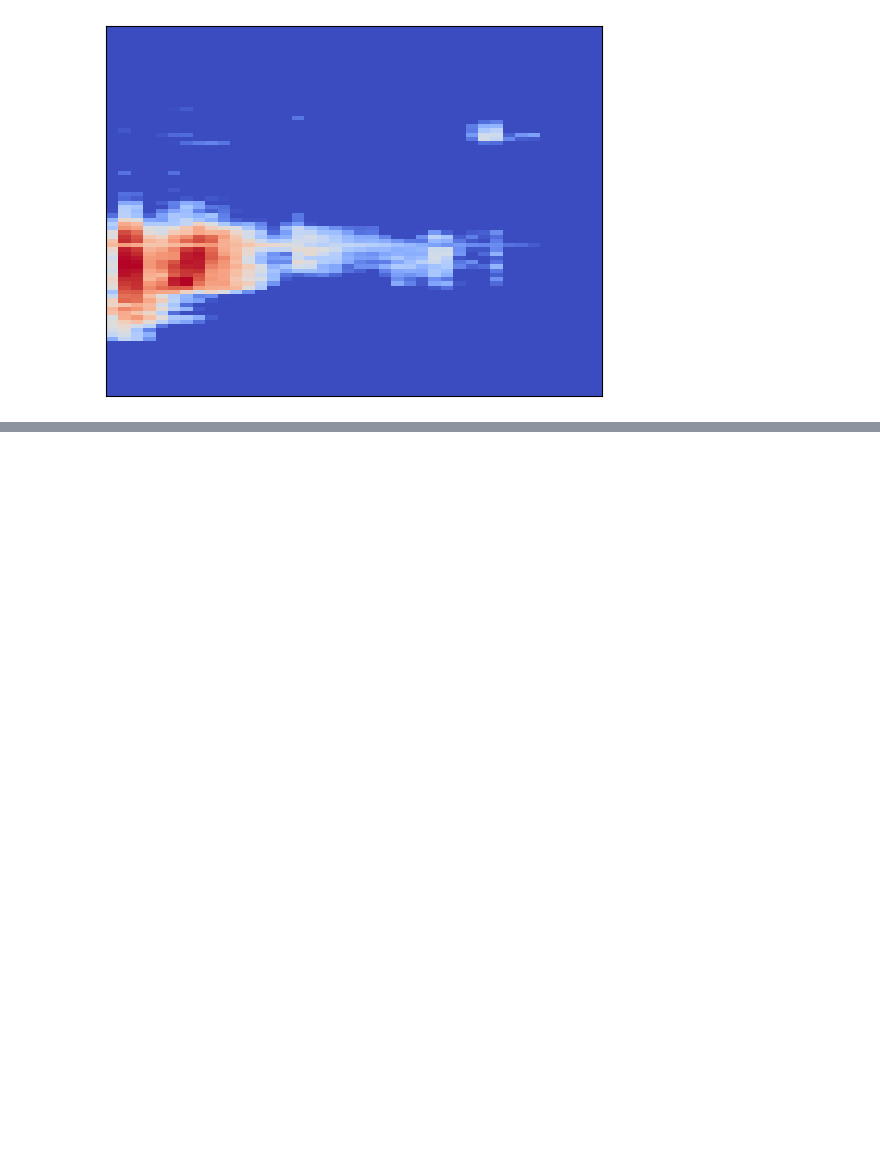
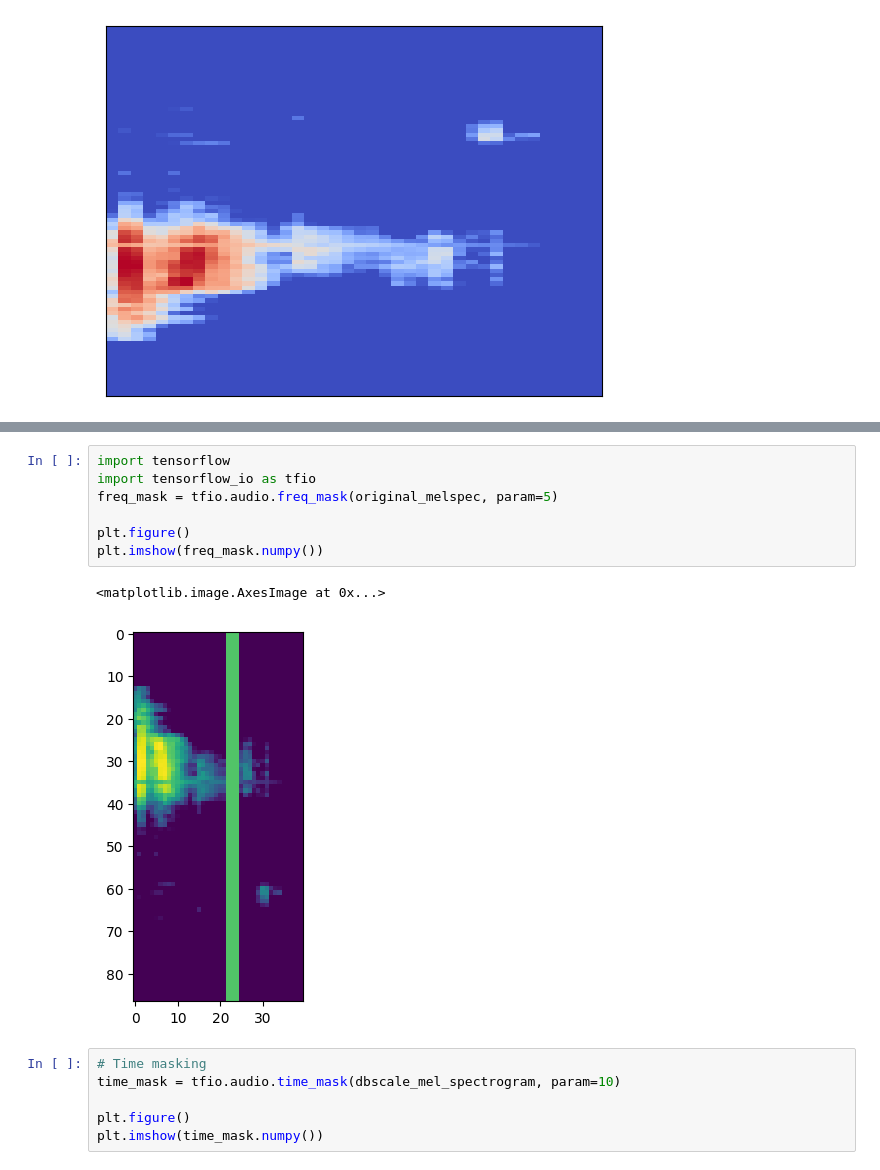
Before and after one commit to prathambansal-swaja/Audio_classification, a Jupyter notebook: notebooks/Data_augmentation.ipynb, the cells around one changed output, grey strips where cells are left out. Saved outputs shown, nothing was run; the diff lists cells and outputs as text; blank space fills up the shorter version.

```diff
--- a/notebooks/Data_augmentation.ipynb
+++ b/notebooks/Data_augmentation.ipynb
@@ -156,0 +177,16 @@ librosa.display.specshow(original_melspec)
+# %%
+import tensorflow
+import tensorflow_io as tfio
+freq_mask = tfio.audio.freq_mask(original_melspec, param=5)
+
+plt.figure()
+plt.imshow(freq_mask.numpy())
+# %% [output]
+<matplotlib.image.AxesImage at 0x...>
+[figure, added]
+# %%
+# Time masking
+time_mask = tfio.audio.time_mask(dbscale_mel_spectrogram, param=10)
+
+plt.figure()
+plt.imshow(time_mask.numpy())
```
Also changed, not shown: parts of 1 cell of this notebook.
